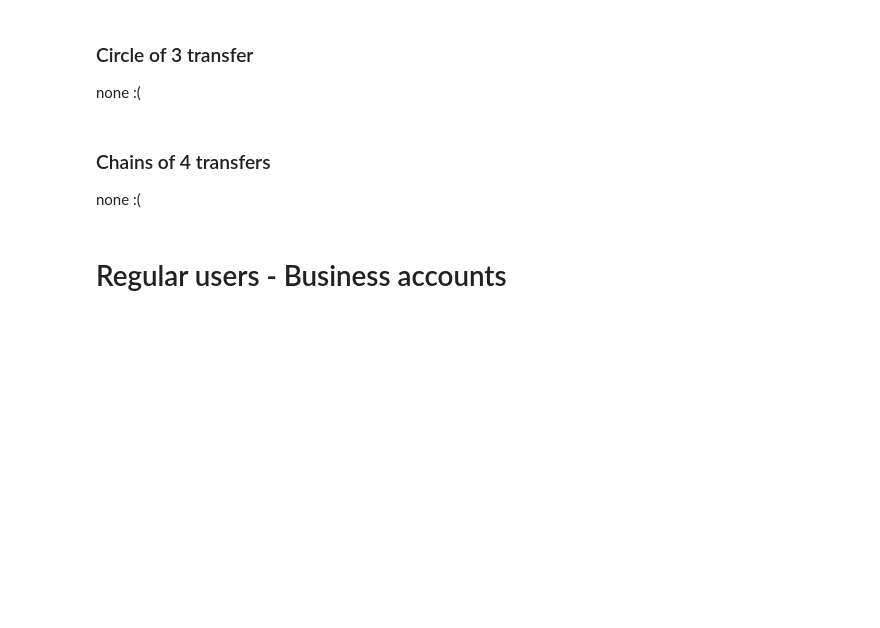
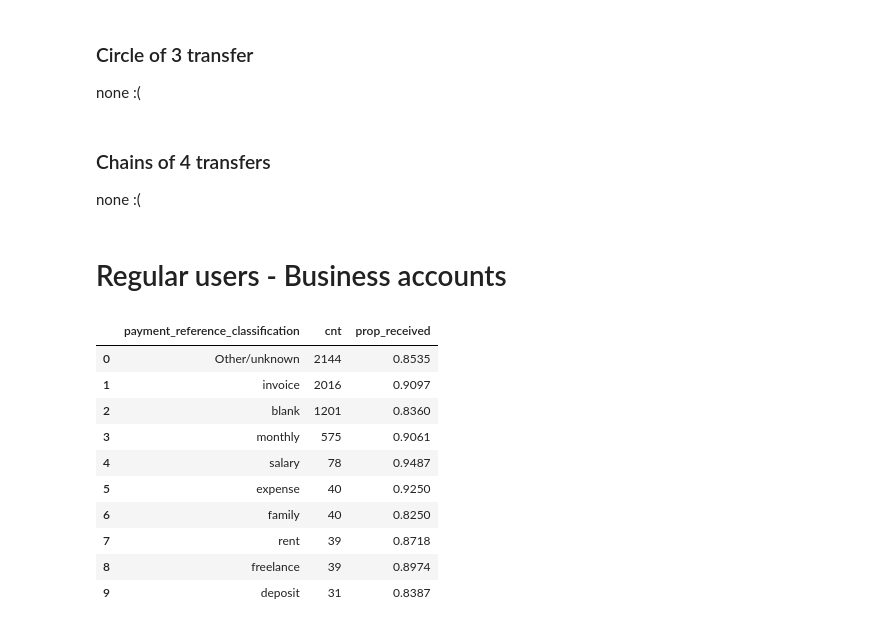
Before and after one commit to elekescsabi/tw, a Jupyter notebook: Csaba Elekes Data Analyst.ipynb, the cells around one changed output. Cells and saved outputs as stored; diff of their text form; code cells hidden in the pictures; blank space fills up the shorter version.

```diff
--- a/Csaba Elekes Data Analyst.ipynb
+++ b/Csaba Elekes Data Analyst.ipynb
@@ -477,11 +477,26 @@ pd.read_sql("""
 # Regular users - Business accounts
 # %%
 pd.read_sql("""
-    select payment_reference_classification, count(*) as cnt
+    select
+          payment_reference_classification
+        , count(*) as cnt
+        , sum(flag_transferred) / count(flag_transferred) as prop_received
     from tw
     where 1=1
         and flag_personal_business = 'Business'
     group by 1
     order by cnt desc
     limit 10
 """, con = conn)
+# %% [output]
+|  | payment_reference_classification | cnt | prop_received |
+| 0 | Other/unknown | 2144 | 0.8535 |
+| 1 | invoice | 2016 | 0.9097 |
+| 2 | blank | 1201 | 0.8360 |
+| 3 | monthly | 575 | 0.9061 |
+| 4 | salary | 78 | 0.9487 |
+| 5 | expense | 40 | 0.9250 |
+| 6 | family | 40 | 0.8250 |
+| 7 | rent | 39 | 0.8718 |
+| 8 | freelance | 39 | 0.8974 |
+| 9 | deposit | 31 | 0.8387 |
```
